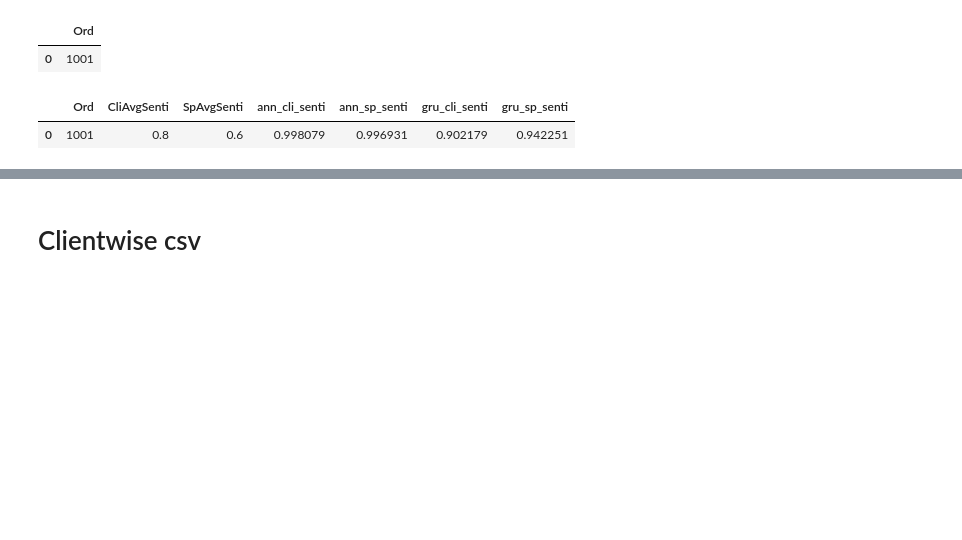
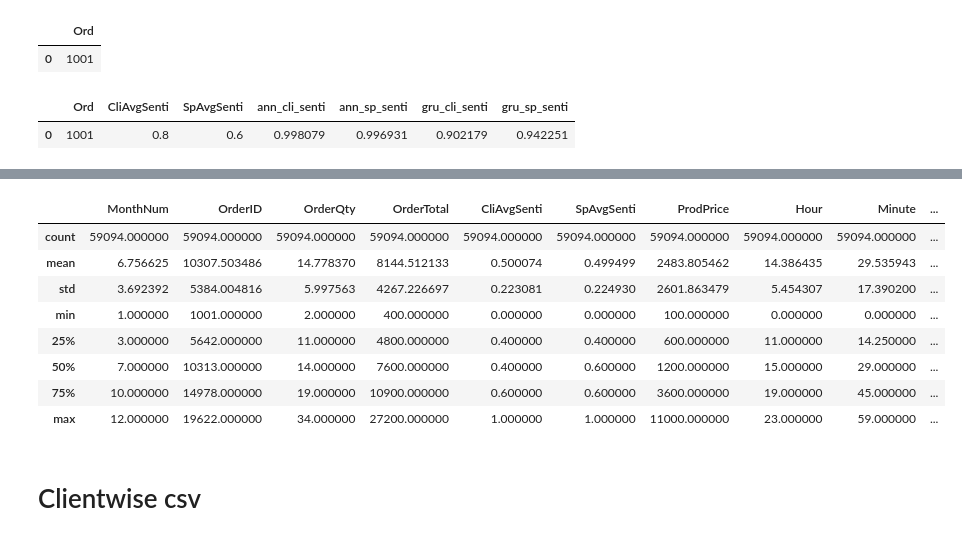
Before and after one commit to Learning2Code75/DLOM, a Jupyter notebook: ML/1_mockData/try1/try1.ipynb, the cells around one changed output, grey strips where cells are left out. Saved outputs shown, nothing was run; the diff lists cells and outputs as text; code cells hidden in the pictures; blank space fills up the shorter version.

```diff
--- a/ML/1_mockData/try1/try1.ipynb
+++ b/ML/1_mockData/try1/try1.ipynb
@@ -682,3 +768,15 @@ df_productwise.head(2)
+# %%
+df_productwise.describe()
+# %% [output]
+|  | MonthNum | OrderID | OrderQty | OrderTotal | CliAvgSenti | SpAvgSenti | ProdPrice | Hour | Minute | ... |
+| count | 59094.000000 | 59094.000000 | 59094.000000 | 59094.000000 | 59094.000000 | 59094.000000 | 59094.000000 | 59094.000000 | 59094.000000 | ... |
+| mean | 6.756625 | 10307.503486 | 14.778370 | 8144.512133 | 0.500074 | 0.499499 | 2483.805462 | 14.386435 | 29.535943 | ... |
+| std | 3.692392 | 5384.004816 | 5.997563 | 4267.226697 | 0.223081 | 0.224930 | 2601.863479 | 5.454307 | 17.390200 | ... |
+| min | 1.000000 | 1001.000000 | 2.000000 | 400.000000 | 0.000000 | 0.000000 | 100.000000 | 0.000000 | 0.000000 | ... |
+| 25% | 3.000000 | 5642.000000 | 11.000000 | 4800.000000 | 0.400000 | 0.400000 | 600.000000 | 11.000000 | 14.250000 | ... |
+| 50% | 7.000000 | 10313.000000 | 14.000000 | 7600.000000 | 0.400000 | 0.600000 | 1200.000000 | 15.000000 | 29.000000 | ... |
+| 75% | 10.000000 | 14978.000000 | 19.000000 | 10900.000000 | 0.600000 | 0.600000 | 3600.000000 | 19.000000 | 45.000000 | ... |
+| max | 12.000000 | 19622.000000 | 34.000000 | 27200.000000 | 1.000000 | 1.000000 | 11000.000000 | 23.000000 | 59.000000 | ... |
 # %%
 df_productwise.to_csv("productwise.csv")
 # %% [markdown]
```
Also changed, not shown: parts of 22 cells of this notebook, 3 other files.
